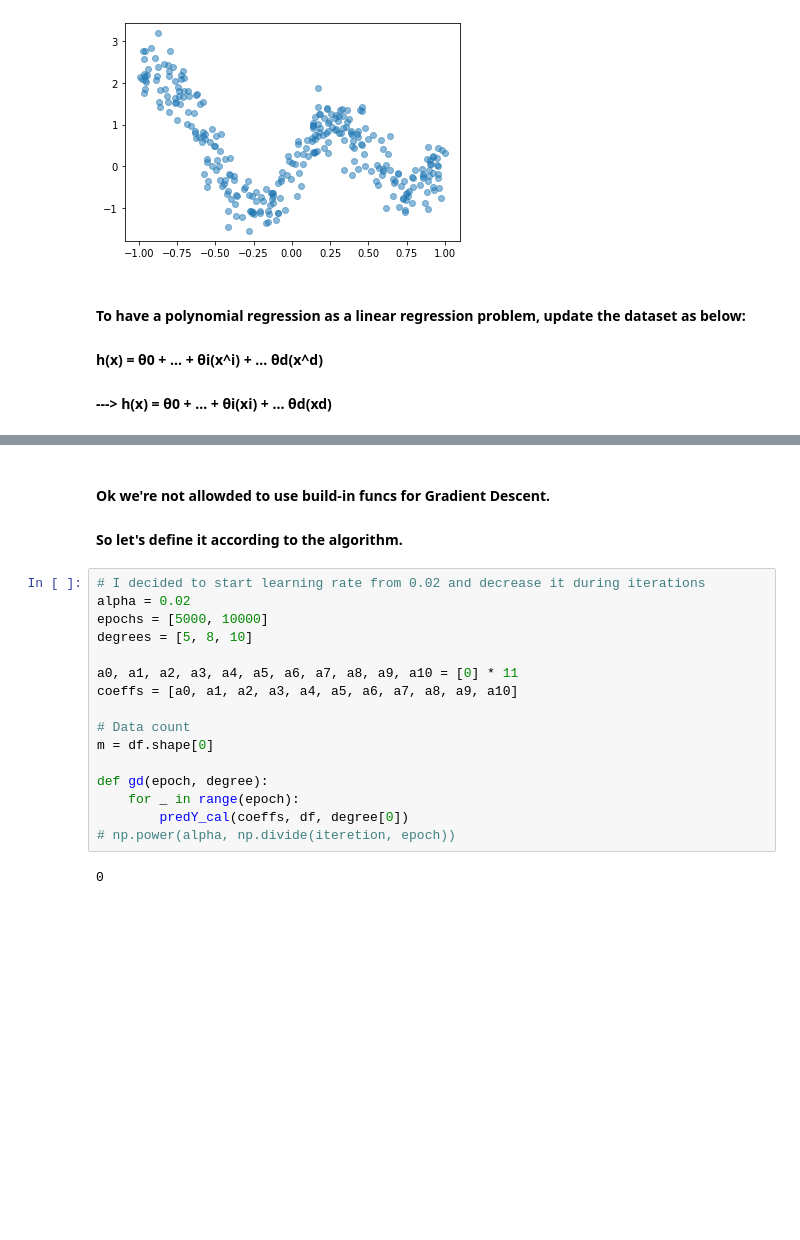
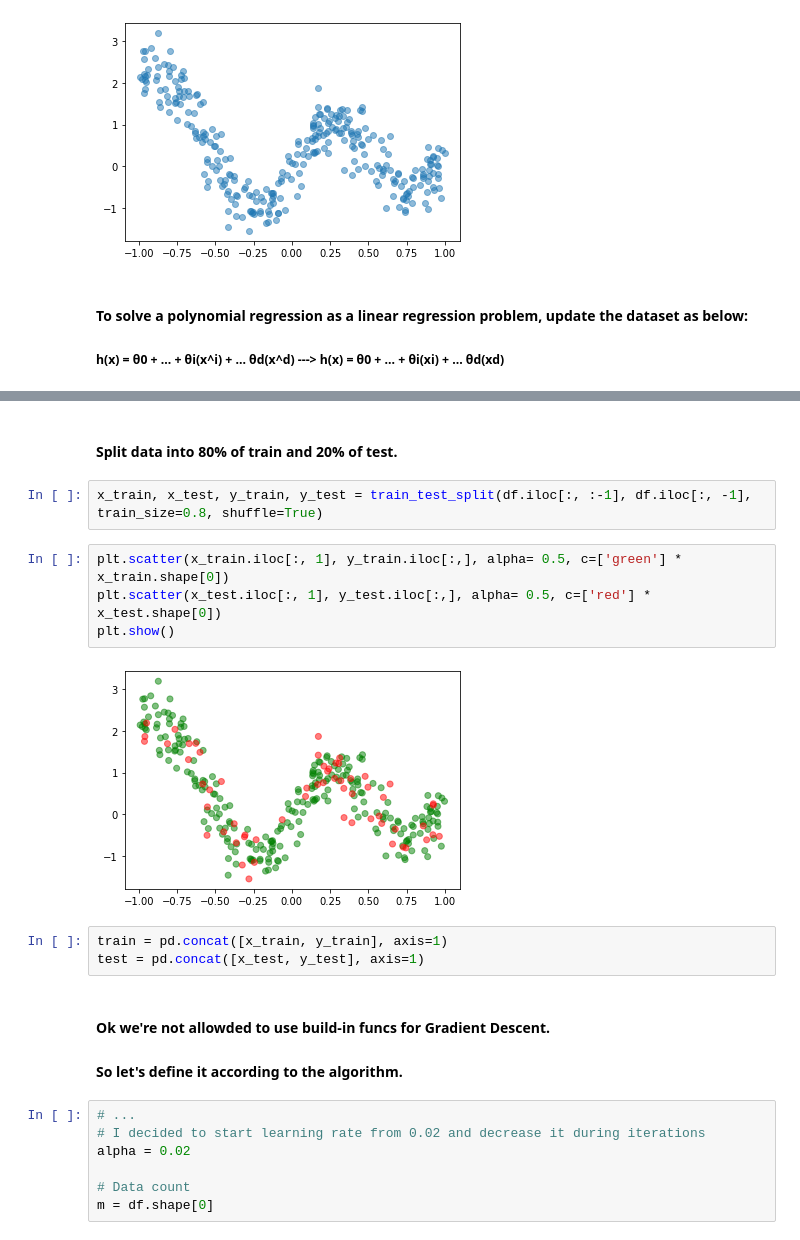
Before and after one commit to nahbos/AUT-Machine-Learning, a Jupyter notebook: Ex01.ipynb, the cells around one changed output, grey strips where cells are left out. Cells and saved outputs as stored; diff of their text form; blank space fills up the shorter version.

```diff
--- a/Ex01.ipynb
+++ b/Ex01.ipynb
@@ -37,9 +40,8 @@ plt.show()
 # %% [output]
 [figure]
 # %% [markdown]
-#### To have a polynomial regression as a linear regression problem, update the dataset as below:
-#### h(x) = θ0 + ... + θi(x^i) + ... θd(x^d)
-#### ---> h(x) = θ0 + ... + θi(xi) + ... θd(xd)
+#### To solve a polynomial regression as a linear regression problem, update the dataset as below:
+##### h(x) = θ0 + ... + θi(x^i) + ... θd(x^d)   --->    h(x) = θ0 + ... + θi(xi) + ... θd(xd)
 # %%
 df = pd.DataFrame()
 labels = ['x0', 'x1', 'x2', 'x3', 'x4', 'x5', 'x6', 'x7', 'x8', 'x9', 'x10']
@@ -57,24 +59,26 @@ df.head()
 | 2 | 1.0 | 0.205527 | 0.042241 | 0.008682 | 0.001784 | 0.000367 | 7.537202e-05 | 1.549097e-05 | 3.183808e-06 | 6.543577e-07 | 1.344880e-07 | ... |
 | 3 | 1.0 | 0.089766 | 0.008058 | 0.000723 | 0.000065 | 0.000006 | 5.232170e-07 | 4.696729e-08 | 4.216083e-09 | 3.784624e-10 | 3.397320e-11 | ... |
 | 4 | 1.0 | -0.152690 | 0.023314 | -0.003560 | 0.000544 | -0.000083 | 1.267274e-05 | -1.935005e-06 | 2.954567e-07 | -4.511341e-08 | 6.888384e-09 | ... |
+# %% [markdown]
+#### Split data into 80% of train and 20% of test.
+# %%
+x_train, x_test, y_train, y_test = train_test_split(df.iloc[:, :-1], df.iloc[:, -1], train_size=0.8, shuffle=True)
+# %%
+plt.scatter(x_train.iloc[:, 1], y_train.iloc[:,], alpha= 0.5, c=['green'] * x_train.shape[0])
+plt.scatter(x_test.iloc[:, 1], y_test.iloc[:,], alpha= 0.5, c=['red'] * x_test.shape[0])
+plt.show()
+# %% [output]
+[figure, added]
+# %%
+train = pd.concat([x_train, y_train], axis=1)
+test = pd.concat([x_test, y_test], axis=1)
 # %% [markdown]
 #### Ok we're not allowded to use build-in funcs for Gradient Descent.
 #### So let's define it according to the algorithm.
 # %%
+# ...
 # I decided to start learning rate from 0.02 and decrease it during iterations
 alpha = 0.02
-epochs = [5000, 10000]
-degrees = [5, 8, 10]
-
-a0, a1, a2, a3, a4, a5, a6, a7, a8, a9, a10 = [0] * 11
-coeffs = [a0, a1, a2, a3, a4, a5, a6, a7, a8, a9, a10]
 
 # Data count
 m = df.shape[0]
-
-def gd(epoch, degree):
-    for _ in range(epoch):
-        predY_cal(coeffs, df, degree[0])
-# np.power(alpha, np.divide(iteretion, epoch))
-# %% [output]
-0
```
Also changed, not shown: parts of 7 cells of this notebook.
